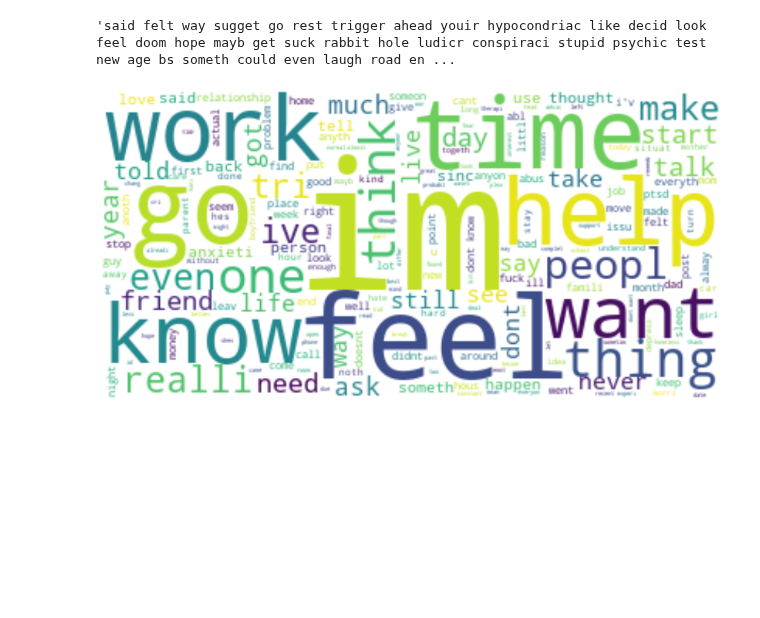
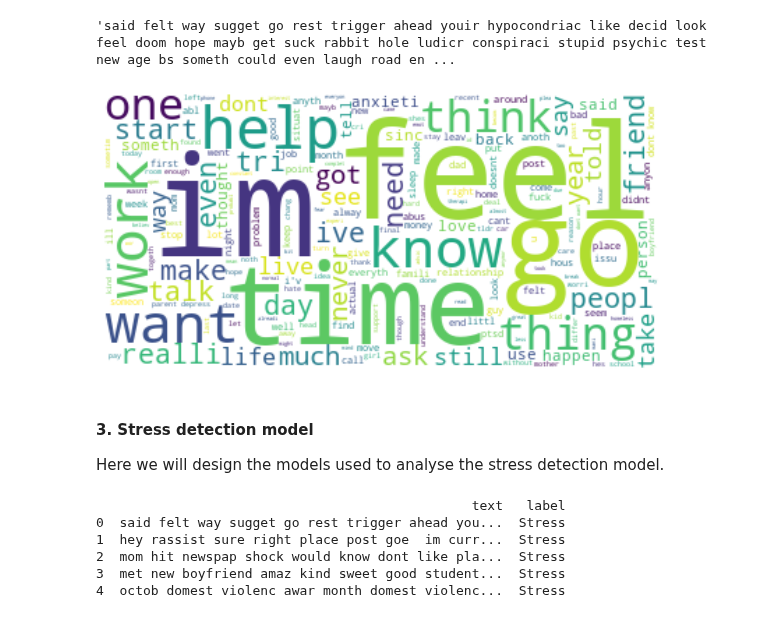
Before and after one commit to franck225-coder/Machine-Learning-project-series, a Jupyter notebook: stress detection/stress_dection.ipynb, the cells around one changed output. Cells and saved outputs as stored; diff of their text form; code cells hidden in the pictures; blank space fills up the shorter version.

Commit message:
modified stress label

```diff
--- a/stress detection/stress_dection.ipynb
+++ b/stress detection/stress_dection.ipynb
@@ -137,10 +138,28 @@ data['text'][0]
 # %%
 text = ' '.join(word for word in data.text)
 stopwords = set(STOPWORDS)
 wordcloud = WordCloud(stopwords = stopwords, background_color='white').generate(text)
-plt.figure(figsize=(15,10))
+plt.figure(figsize=(10,10))
 plt.imshow(wordcloud, interpolation='bilinear')
 plt.axis('off')
 plt.show()
 # %% [output]
-[figure, old version]
+[figure, new version]
+# %% [markdown]
+#### **3. Stress detection model**
+Here we will design the models used to analyse the stress detection model.
+# %%
+# changing labels from 0 and 1 to No Stress and Stress.
+# data.loc[data['label'] == 1, 'label'] = 'Stress'
+# data.loc[data['label'] == 0, 'label'] = 'No Stress'
+# Another straight forward approach could be
+data['label'] = np.where(data["label"] == 0, "No stress", "Stress")
+data_new = data[['text','label']]
+print(data_new.head())
+# %% [output]
+                                                text   label
+0  said felt way sugget go rest trigger ahead you...  Stress
+1  hey rassist sure right place post goe  im curr...  Stress
+2  mom hit newspap shock would know dont like pla...  Stress
+3  met new boyfriend amaz kind sweet good student...  Stress
+4  octob domest violenc awar month domest violenc...  Stress
```
Also changed, not shown: parts of 2 cells of this notebook.
